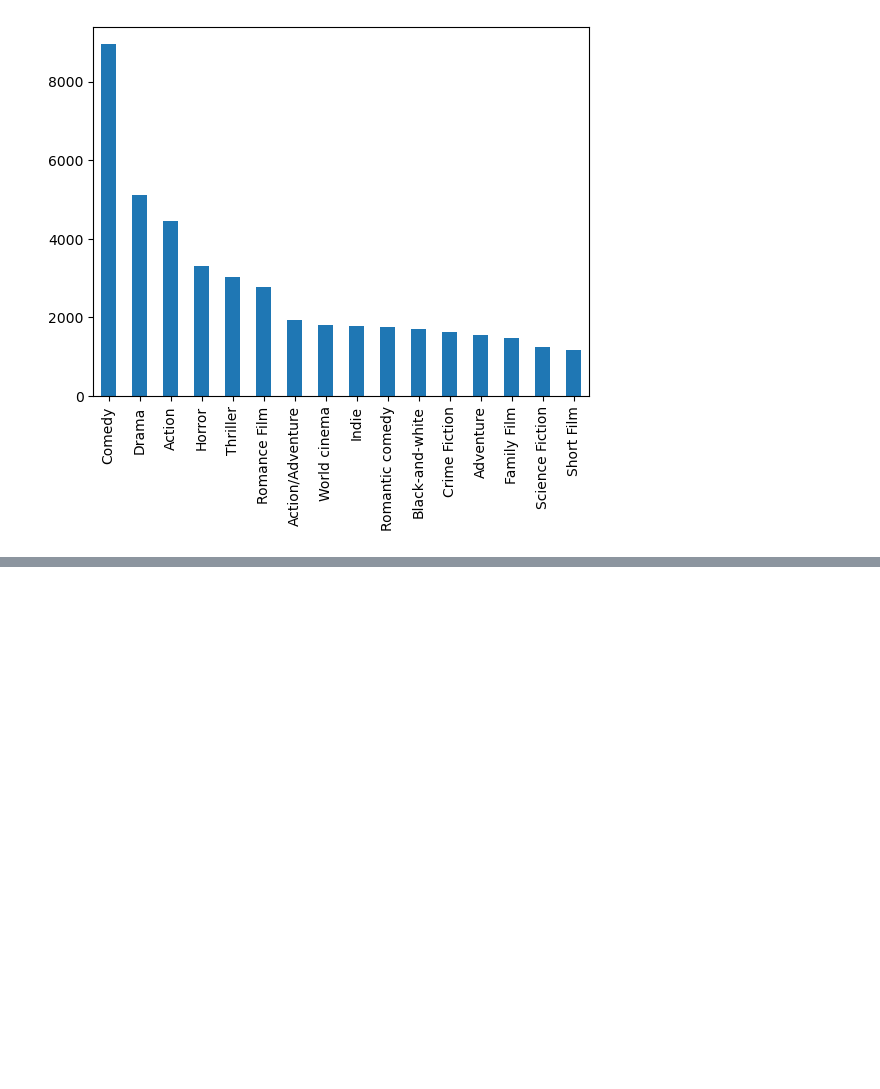
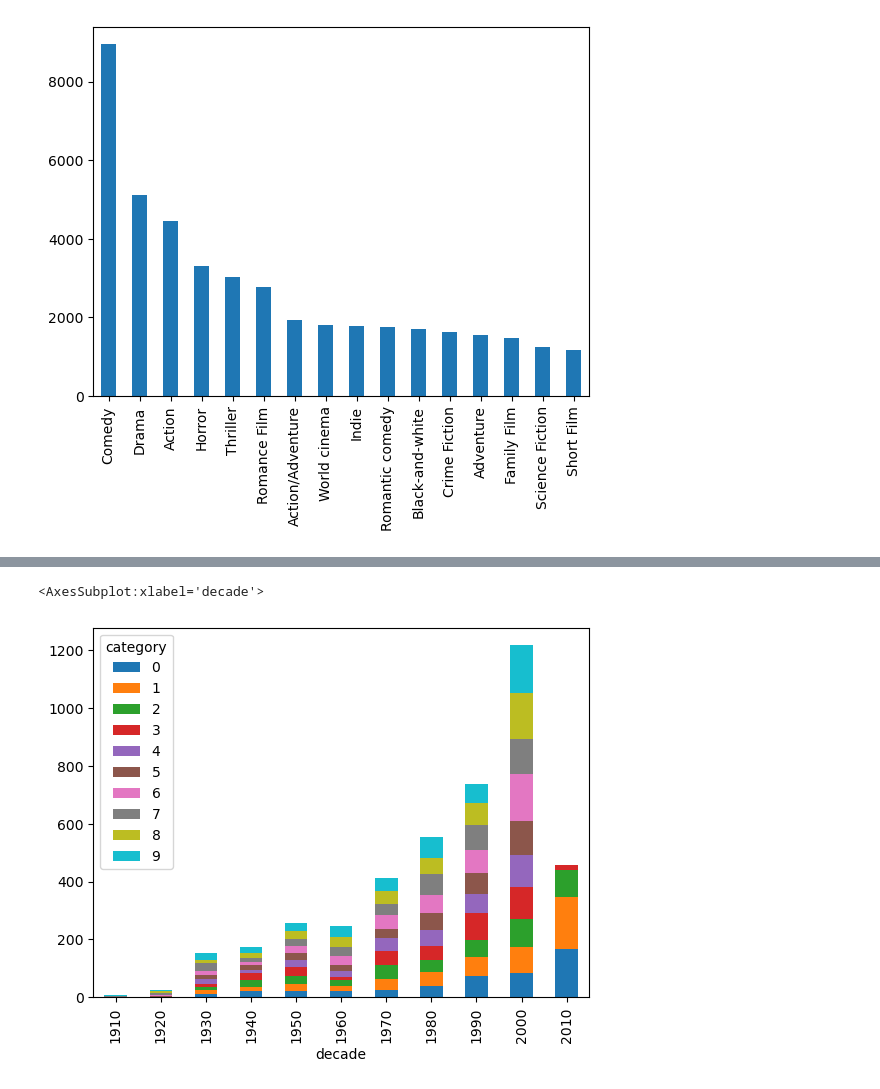
Before and after one commit to epfl-ada/ada-2022-project-nonansland22, a Jupyter notebook: Project_NoNansLand.ipynb, the cells around one changed output, grey strips where cells are left out. Drawn from its saved outputs; the diff is of its cells as text; code cells hidden in the pictures; blank space fills up the shorter version.

```diff
--- a/Project_NoNansLand.ipynb
+++ b/Project_NoNansLand.ipynb
@@ -166,0 +205,5 @@ print(horror_count)
+# %%
+action.groupby(['decade', 'category'])['release'].count().unstack().plot.bar(stacked=True)
+# %% [output]
+<AxesSubplot:xlabel='decade'>
+[figure, added]
```
Also changed, not shown: parts of 16 cells of this notebook.
